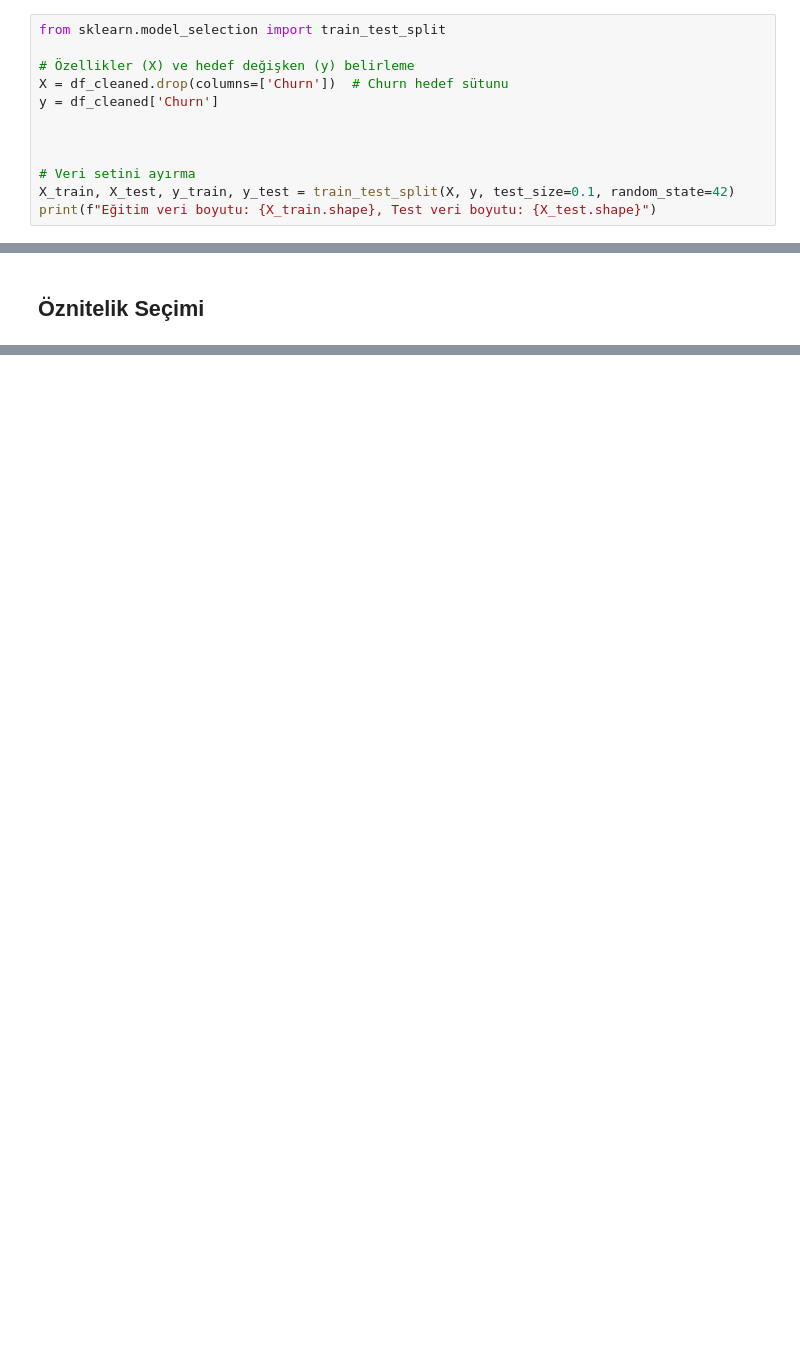
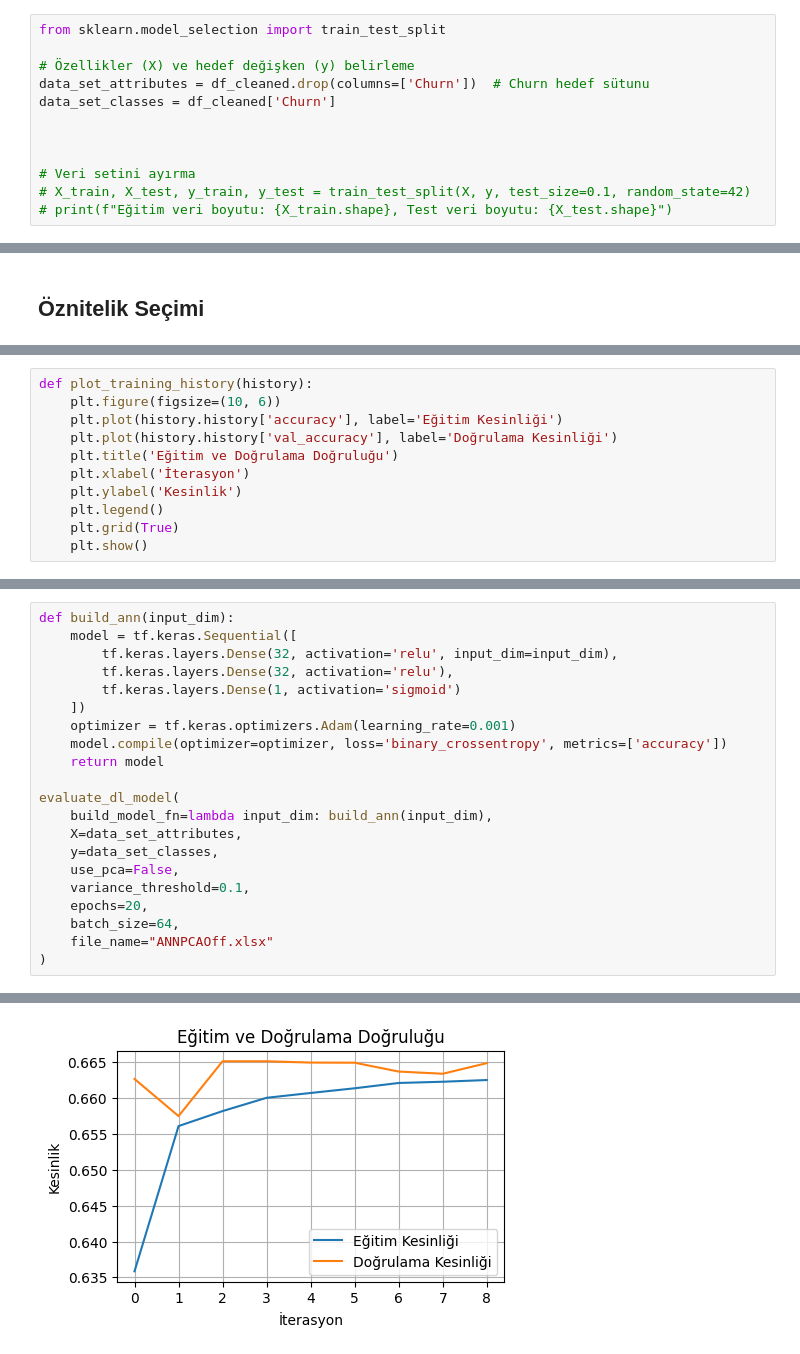
Before and after one commit to aekaba/Customer-Churn-Prediction-with-AI, a Jupyter notebook: CustomerChurnAnalysis.ipynb, the cells around one changed output, grey strips where cells are left out. Cells and saved outputs as stored; diff of their text form; blank space fills up the shorter version.

Commit message:
Machine Learning Models Done

```diff
--- a/CustomerChurnAnalysis.ipynb
+++ b/CustomerChurnAnalysis.ipynb
@@ -219,11 +219,11 @@ Burada verisetimiz işlenmiş olarak test ve eğitim verisi olarak 2 ayrı dataf
 from sklearn.model_selection import train_test_split
 
 # Özellikler (X) ve hedef değişken (y) belirleme
-X = df_cleaned.drop(columns=['Churn'])  # Churn hedef sütunu
-y = df_cleaned['Churn']
+data_set_attributes = df_cleaned.drop(columns=['Churn'])  # Churn hedef sütunu
+data_set_classes = df_cleaned['Churn']
 
 
 
 # Veri setini ayırma
-X_train, X_test, y_train, y_test = train_test_split(X, y, test_size=0.1, random_state=42)
-print(f"Eğitim veri boyutu: {X_train.shape}, Test veri boyutu: {X_test.shape}")
+# X_train, X_test, y_train, y_test = train_test_split(X, y, test_size=0.1, random_state=42)
+# print(f"Eğitim veri boyutu: {X_train.shape}, Test veri boyutu: {X_test.shape}")
@@ -408,0 +509,11 @@ KeyboardInterrupt:
+# %%
+def plot_training_history(history):
+    plt.figure(figsize=(10, 6))
+    plt.plot(history.history['accuracy'], label='Eğitim Kesinliği')
+    plt.plot(history.history['val_accuracy'], label='Doğrulama Kesinliği')
+    plt.title('Eğitim ve Doğrulama Doğruluğu')
+    plt.xlabel('İterasyon')
+    plt.ylabel('Kesinlik')
+    plt.legend()
+    plt.grid(True)
+    plt.show()
@@ -408,0 +585,22 @@ KeyboardInterrupt:
+# %%
+def build_ann(input_dim):
+    model = tf.keras.Sequential([
+        tf.keras.layers.Dense(32, activation='relu', input_dim=input_dim),
+        tf.keras.layers.Dense(32, activation='relu'),
+        tf.keras.layers.Dense(1, activation='sigmoid')
+    ])
+    optimizer = tf.keras.optimizers.Adam(learning_rate=0.001)
+    model.compile(optimizer=optimizer, loss='binary_crossentropy', metrics=['accuracy'])
+    return model
+
+evaluate_dl_model(
+    build_model_fn=lambda input_dim: build_ann(input_dim),
+    X=data_set_attributes,
+    y=data_set_classes,
+    use_pca=False,
+    variance_threshold=0.1,
+    epochs=20,
+    batch_size=64,
+    file_name="ANNPCAOff.xlsx"
+)
+# %% [output]
@@ -408,0 +608 @@ KeyboardInterrupt:
+[figure, added]
```
Also changed, not shown: parts of 34 cells of this notebook.
